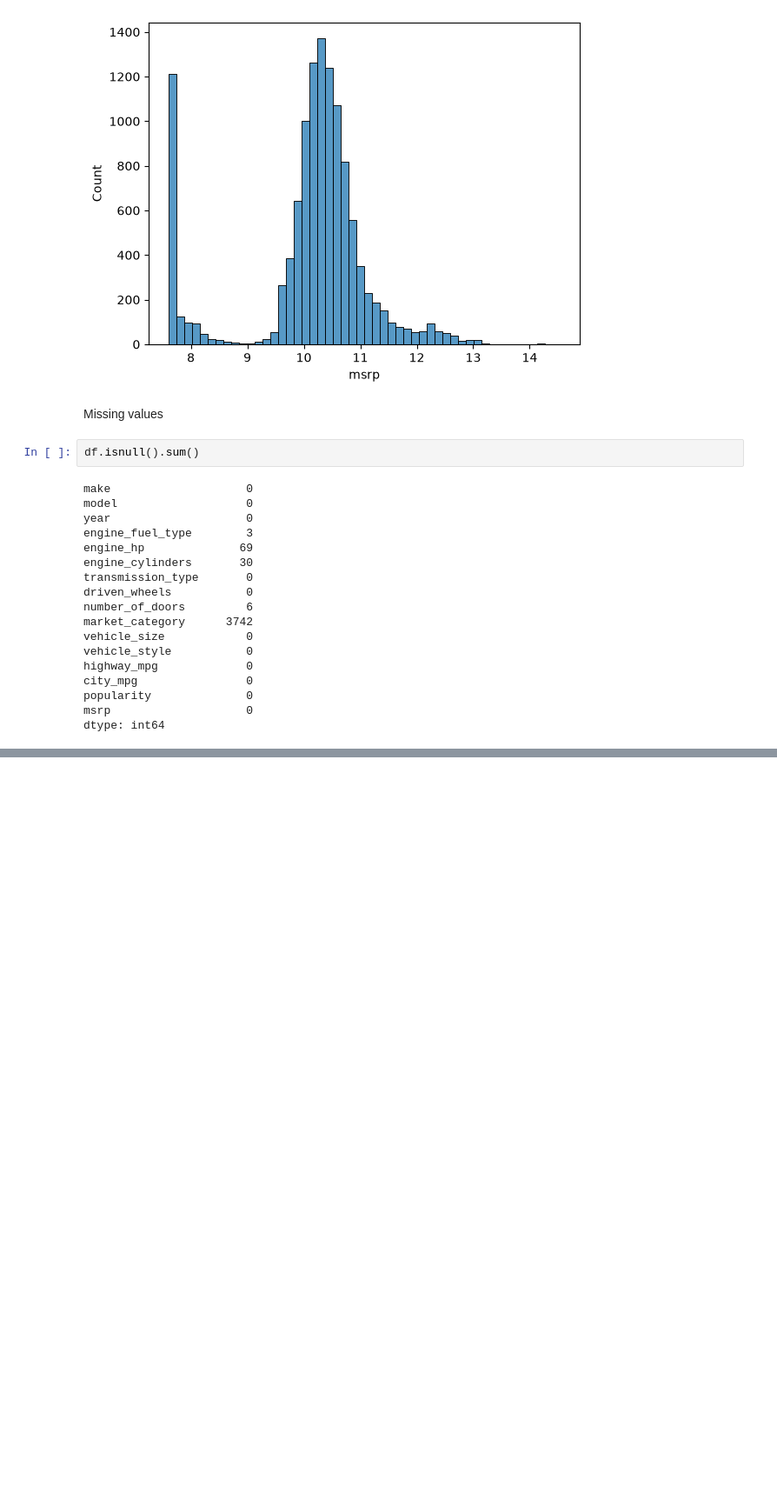
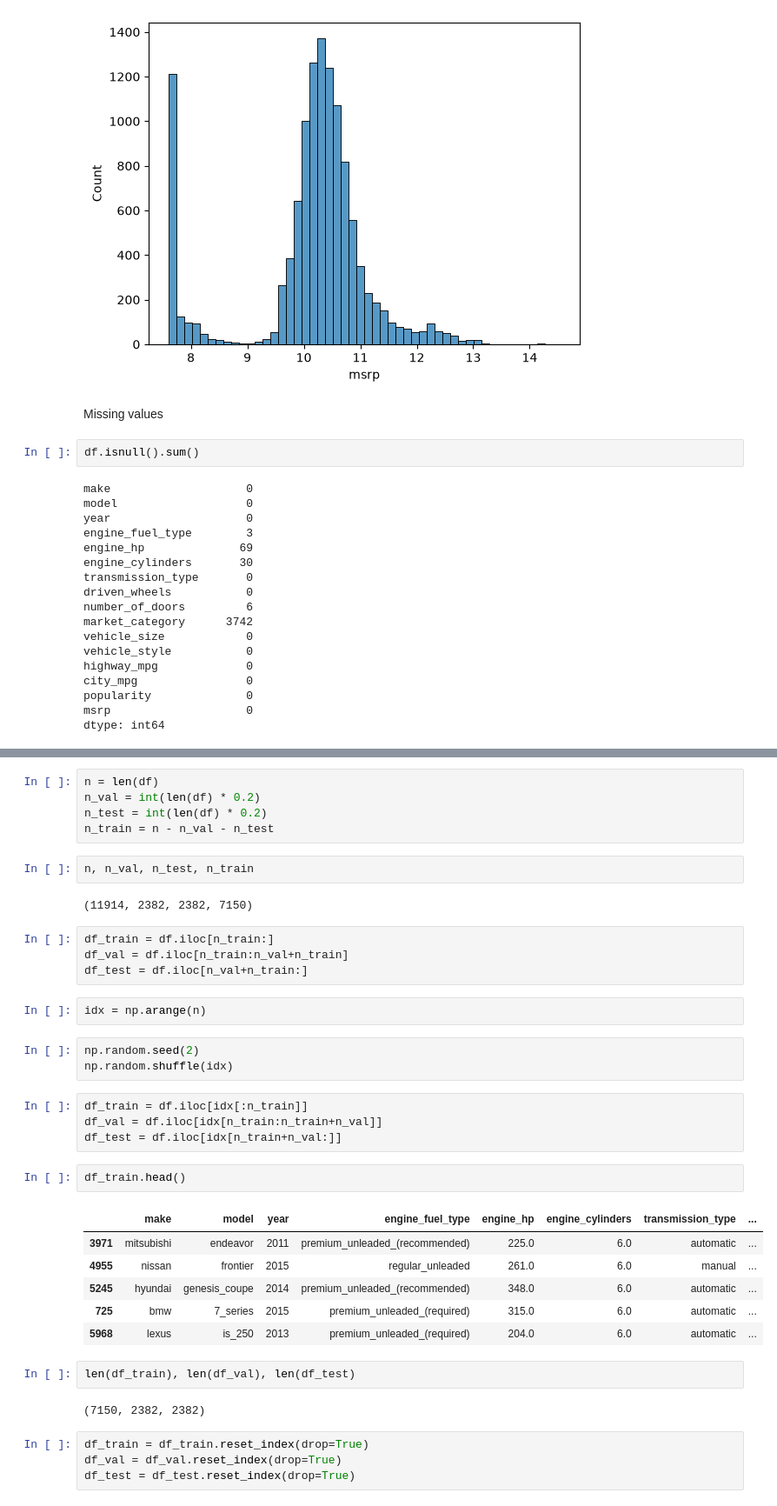
Before and after one commit to TonFak/ML-zoomcmp-Homework, a Jupyter notebook: 02-regression/car_price.ipynb, the cells around one changed output, grey strips where cells are left out. Shown at 87% size. Saved outputs shown, nothing was run; the diff lists cells and outputs as text; blank space fills up the shorter version.

```diff
--- a/02-regression/car_price.ipynb
+++ b/02-regression/car_price.ipynb
@@ -166,0 +169,39 @@ dtype: int64
+# %%
+n = len(df)
+n_val = int(len(df) * 0.2)
+n_test = int(len(df) * 0.2)
+n_train = n - n_val - n_test
+# %%
+n, n_val, n_test, n_train
+# %% [output]
+(11914, 2382, 2382, 7150)
+# %%
+df_train = df.iloc[n_train:]
+df_val = df.iloc[n_train:n_val+n_train]
+df_test = df.iloc[n_val+n_train:]
+# %%
+idx = np.arange(n)
+# %%
+np.random.seed(2)
+np.random.shuffle(idx)
+# %%
+df_train = df.iloc[idx[:n_train]]
+df_val = df.iloc[idx[n_train:n_train+n_val]]
+df_test = df.iloc[idx[n_train+n_val:]]
+# %%
+df_train.head()
+# %% [output]
+|  | make | model | year | engine_fuel_type | engine_hp | engine_cylinders | transmission_type | ... |
+| 3971 | mitsubishi | endeavor | 2011 | premium_unleaded_(recommended) | 225.0 | 6.0 | automatic | ... |
+| 4955 | nissan | frontier | 2015 | regular_unleaded | 261.0 | 6.0 | manual | ... |
+| 5245 | hyundai | genesis_coupe | 2014 | premium_unleaded_(recommended) | 348.0 | 6.0 | automatic | ... |
+| 725 | bmw | 7_series | 2015 | premium_unleaded_(required) | 315.0 | 6.0 | automatic | ... |
+| 5968 | lexus | is_250 | 2013 | premium_unleaded_(required) | 204.0 | 6.0 | automatic | ... |
+# %%
+len(df_train), len(df_val), len(df_test)
+# %% [output]
+(7150, 2382, 2382)
+# %%
+df_train = df_train.reset_index(drop=True)
+df_val = df_val.reset_index(drop=True)
+df_test = df_test.reset_index(drop=True)
```
Also changed, not shown: parts of 4 cells of this notebook.
